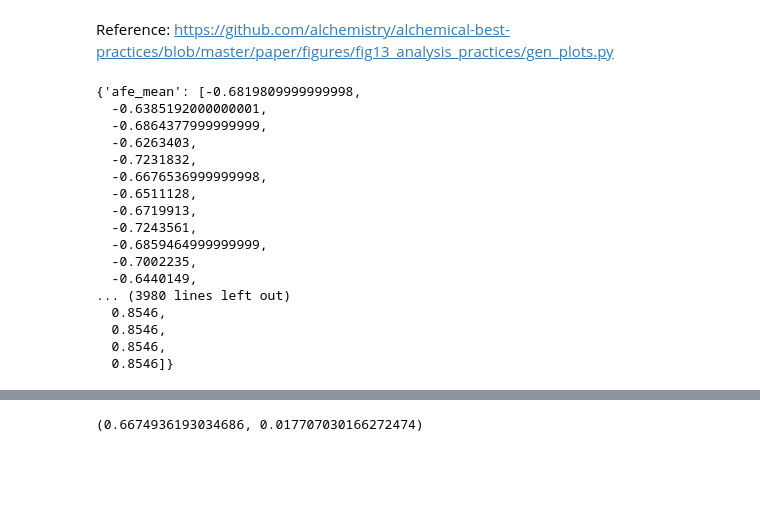
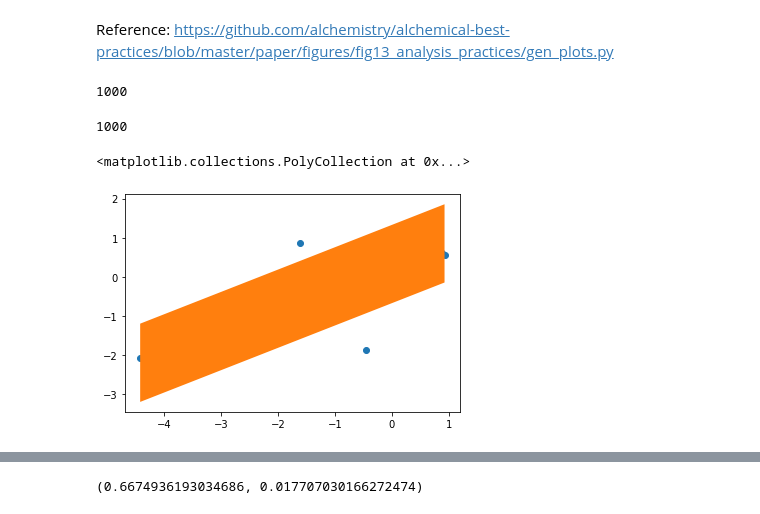
Before and after one commit to jasmin-guven/first_year_project, a Jupyter notebook: execution_model/scripts/correlation.ipynb, the cells around one changed output, grey strips where cells are left out. Saved outputs shown, nothing was run; the diff lists cells and outputs as text; code cells hidden in the pictures; blank space fills up the shorter version.

```diff
--- a/execution_model/scripts/correlation.ipynb
+++ b/execution_model/scripts/correlation.ipynb
@@ -57,3 +79,7 @@ bootstrap_result = bootstrap(ddg_exp, ddg_afe)
+# %%
+len(bootstrap_y.confidence_interval[0])
+# %% [output]
+1000
 # %%
 afe_bootstrapped = np.delete(bootstrap_result["afe"], 0)
 exp_bootstrapped = np.delete(bootstrap_result["exp"], 0)
@@ -75,23 +104,14 @@ for i in range(len(afe_bootstrapped)):
-# %%
-cl_dict
-# %% [output]
-{'afe_mean': [-0.6819809999999998,
-  -0.6385192000000001,
-  -0.6864377999999999,
-  -0.6263403,
-  -0.7231832,
-  -0.6676536999999998,
-  -0.6511128,
-  -0.6719913,
-  -0.7243561,
-  -0.6859464999999999,
-  -0.7002235,
-  -0.6440149,
-... (3980 lines left out)
-  0.8546,
-  0.8546,
-  0.8546,
-  0.8546]}
+# %%
+len(bootstrap_y.confidence_interval[1])
+# %% [output]
+1000
+# %%
+plt.scatter(ddg_exp, ddg_afe)
+# mean_afe = np.mean(ddg_afe)
+plt.fill_between([min(ddg_exp), max(ddg_exp)], [min(ddg_afe)+1.0, max(ddg_afe)+1.0], [min(ddg_afe)-1.0, max(ddg_afe)-1.0])
+# %% [output]
+<matplotlib.collections.PolyCollection at 0x...>
+[figure, added]
 # %%
 fig = plt.figure(figsize=(10, 10))
 ax = fig.add_subplot()
```
Also changed, not shown: parts of 6 cells of this notebook, 1 other file.
